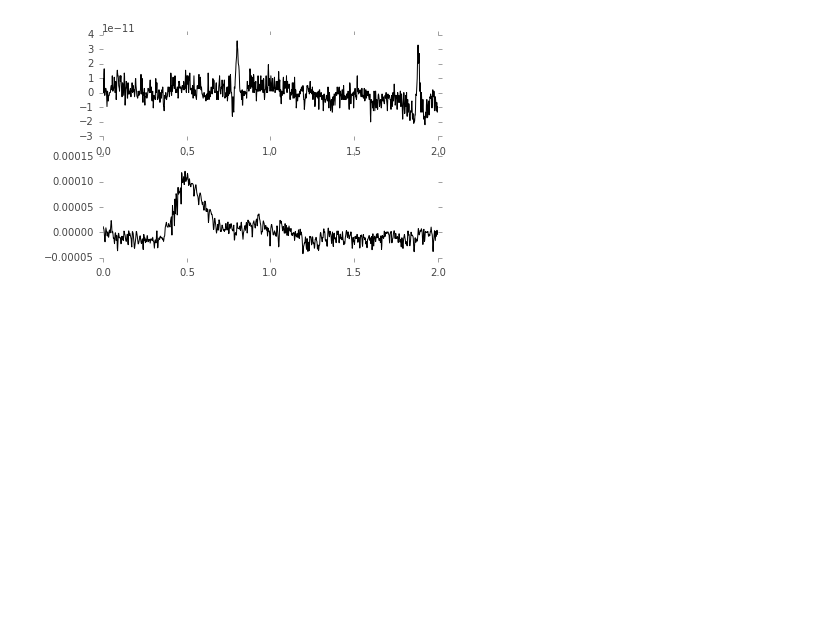
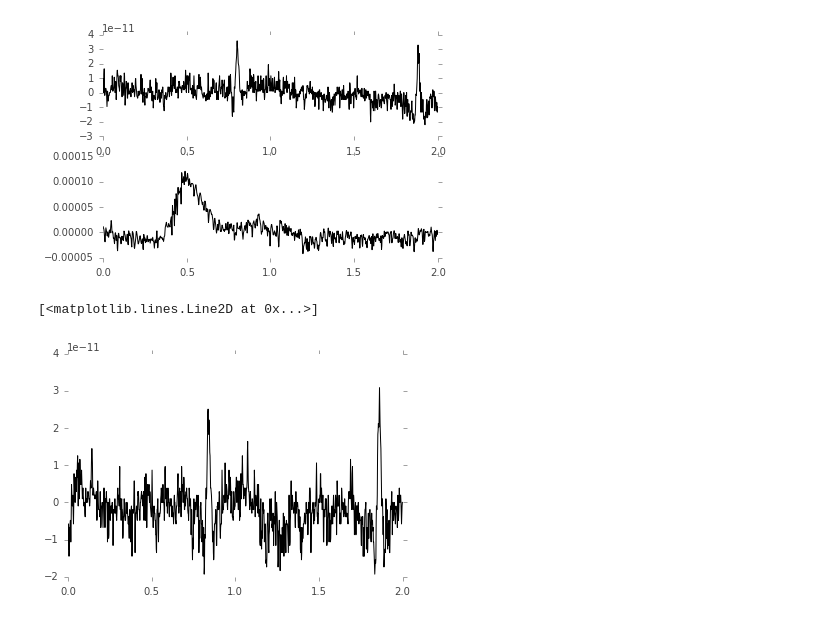
Before and after one commit to wmvanvliet/mne-doc-notebooks, a Jupyter notebook: Raw Objects.ipynb, the cells around one changed output. Drawn from its saved outputs; the diff is of its cells as text; code cells hidden in the pictures; blank space fills up the shorter version.

Commit message:
mention `crop`

```diff
--- a/Raw Objects.ipynb
+++ b/Raw Objects.ipynb
@@ -81,3 +81,12 @@ a2.plot(times, eeg[0])
 # %% [output]
 [<matplotlib.lines.Line2D at 0x...>]
 [figure]
+# %%
+# You can restrict the data to a specific time range
+restricted = raw.crop(5, 7) # in seconds
+
+data, times = restricted[0]
+plt.plot(times, data[0])
+# %% [output]
+[<matplotlib.lines.Line2D at 0x...>]
+[figure, added]
```
Also changed, not shown: parts of 1 cell of this notebook.
